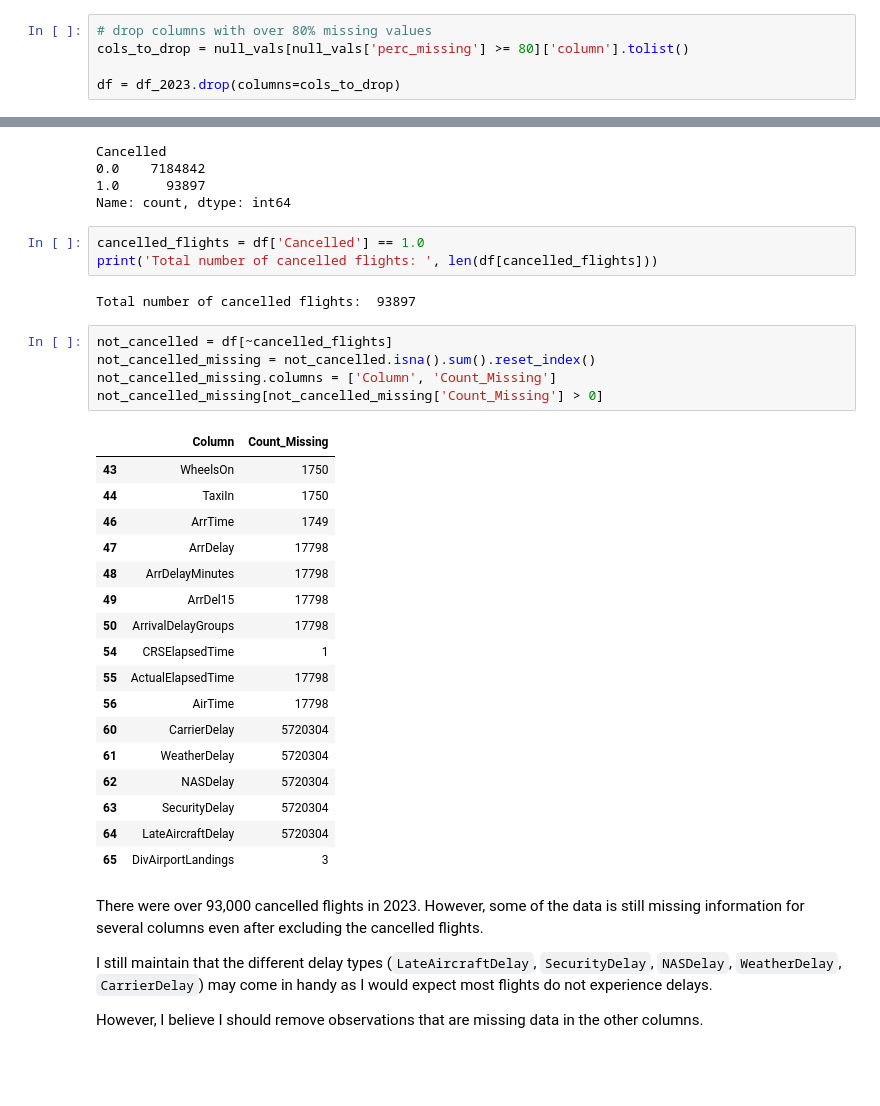
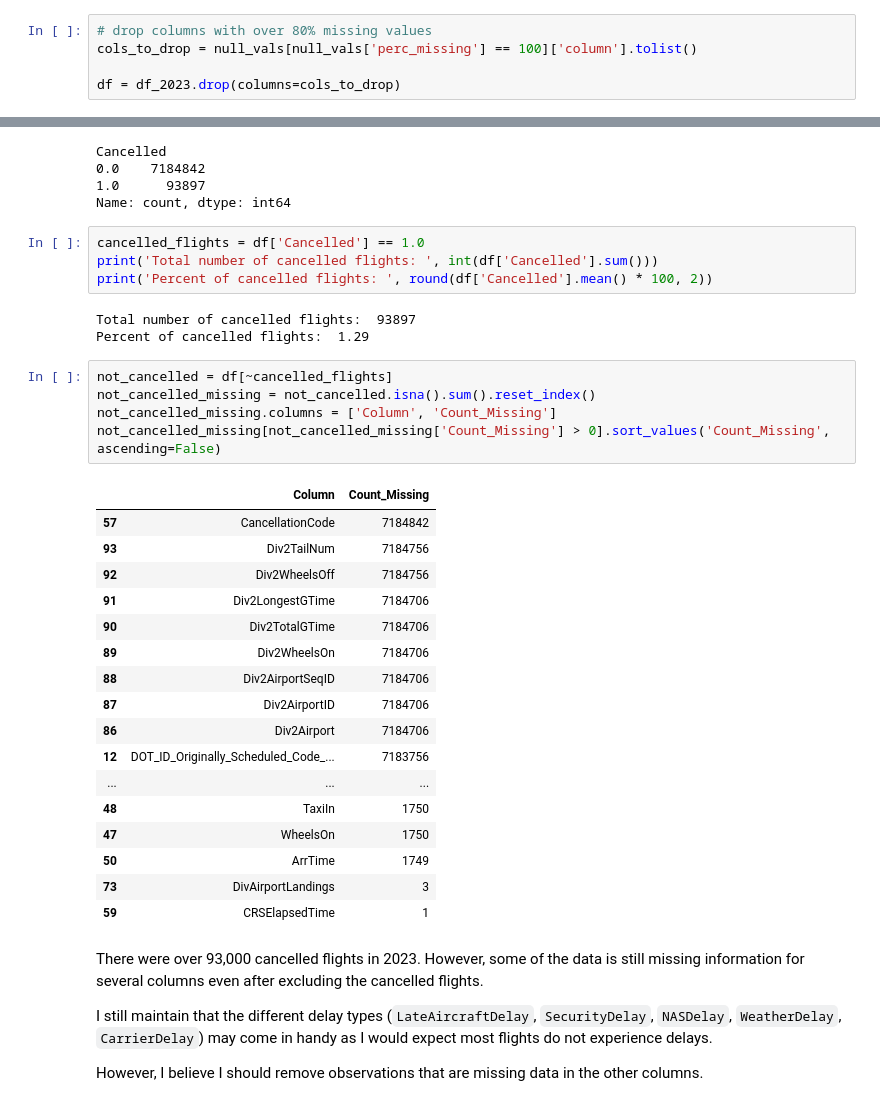
Before and after one commit to dezertdweller/flight-cancellations, a Jupyter notebook: notebooks/importing-data.ipynb, the cells around one changed output, grey strips where cells are left out. Cells and saved outputs as stored; diff of their text form; blank space fills up the shorter version.

```diff
--- a/notebooks/importing-data.ipynb
+++ b/notebooks/importing-data.ipynb
@@ -149,7 +226,7 @@ Fifty-eight columns are missing over 50% of their values, 53 of which are missin
 The different delay types (`LateAircraftDelay`, `SecurityDelay`, `NASDelay`, `WeatherDelay`, `CarrierDelay`) may come in handy as I would expect most flights do not experience delays. These different types of delays may inform some segmentation of delayed flights later on.
 # %%
 # drop columns with over 80% missing values
-cols_to_drop = null_vals[null_vals['perc_missing'] >= 80]['column'].tolist()
+cols_to_drop = null_vals[null_vals['perc_missing'] == 100]['column'].tolist()
 
 df = df_2023.drop(columns=cols_to_drop)
 # %%
@@ -191,32 +268,34 @@ Cancelled
 Name: count, dtype: int64
 # %%
 cancelled_flights = df['Cancelled'] == 1.0
-print('Total number of cancelled flights: ', len(df[cancelled_flights]))
+print('Total number of cancelled flights: ', int(df['Cancelled'].sum()))
+print('Percent of cancelled flights: ', round(df['Cancelled'].mean() * 100, 2))
 # %% [output]
 Total number of cancelled flights:  93897
+Percent of cancelled flights:  1.29
 # %%
 not_cancelled = df[~cancelled_flights]
 not_cancelled_missing = not_cancelled.isna().sum().reset_index()
 not_cancelled_missing.columns = ['Column', 'Count_Missing']
-not_cancelled_missing[not_cancelled_missing['Count_Missing'] > 0]
+not_cancelled_missing[not_cancelled_missing['Count_Missing'] > 0].sort_values('Count_Missing', ascending=False)
 # %% [output]
 |  | Column | Count_Missing |
-| 43 | WheelsOn | 1750 |
-| 44 | TaxiIn | 1750 |
-| 46 | ArrTime | 1749 |
-| 47 | ArrDelay | 17798 |
-| 48 | ArrDelayMinutes | 17798 |
-| 49 | ArrDel15 | 17798 |
-| 50 | ArrivalDelayGroups | 17798 |
-| 54 | CRSElapsedTime | 1 |
-| 55 | ActualElapsedTime | 17798 |
-| 56 | AirTime | 17798 |
-| 60 | CarrierDelay | 5720304 |
-| 61 | WeatherDelay | 5720304 |
-| 62 | NASDelay | 5720304 |
-| 63 | SecurityDelay | 5720304 |
-| 64 | LateAircraftDelay | 5720304 |
-| 65 | DivAirportLandings | 3 |
+| 57 | CancellationCode | 7184842 |
+| 93 | Div2TailNum | 7184756 |
+| 92 | Div2WheelsOff | 7184756 |
+| 91 | Div2LongestGTime | 7184706 |
+| 90 | Div2TotalGTime | 7184706 |
+| 89 | Div2WheelsOn | 7184706 |
+| 88 | Div2AirportSeqID | 7184706 |
+| 87 | Div2AirportID | 7184706 |
+| 86 | Div2Airport | 7184706 |
+| 12 | DOT_ID_Originally_Scheduled_Code_... | 7183756 |
+| ... | ... | ... |
+| 48 | TaxiIn | 1750 |
+| 47 | WheelsOn | 1750 |
+| 50 | ArrTime | 1749 |
+| 73 | DivAirportLandings | 3 |
+| 59 | CRSElapsedTime | 1 |
 # %% [markdown]
 There were over 93,000 cancelled flights in 2023. However, some of the data is still missing information for several columns even after excluding the cancelled flights.
 
```
Also changed, not shown: parts of 89 cells of this notebook.
